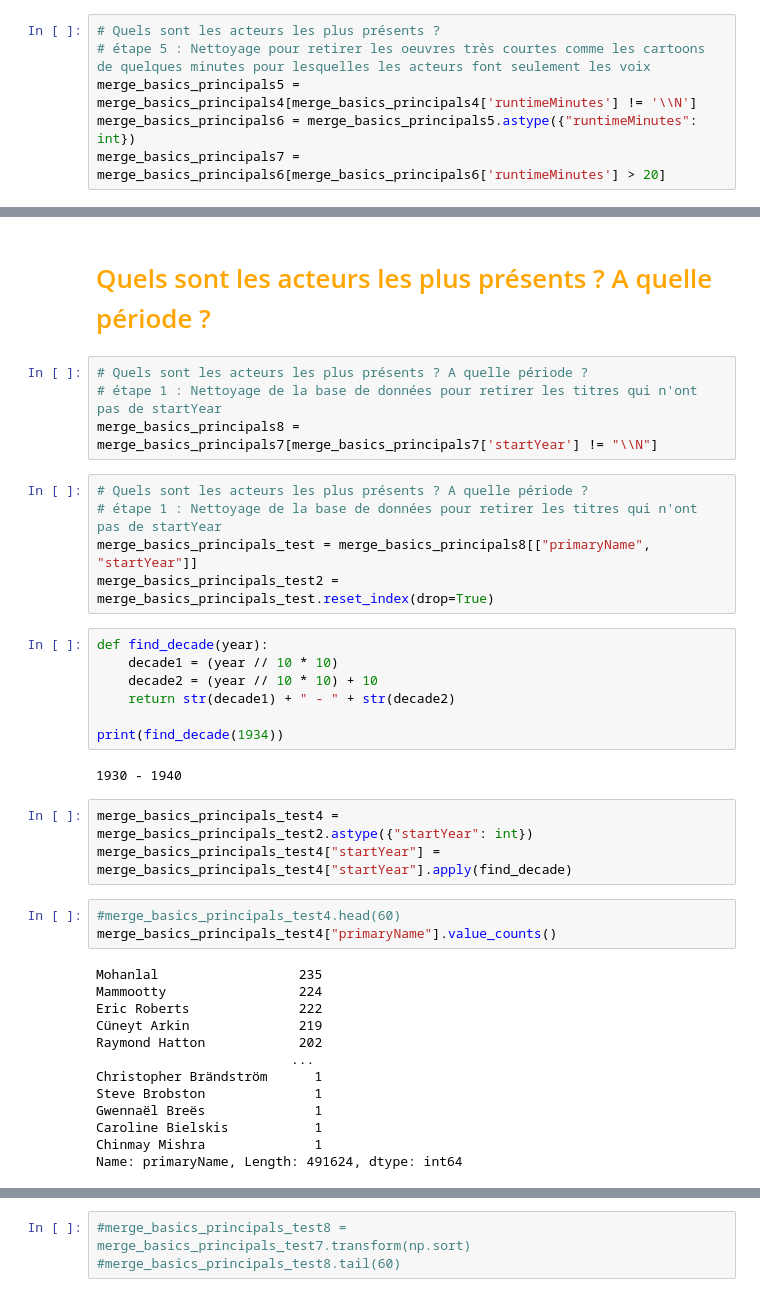
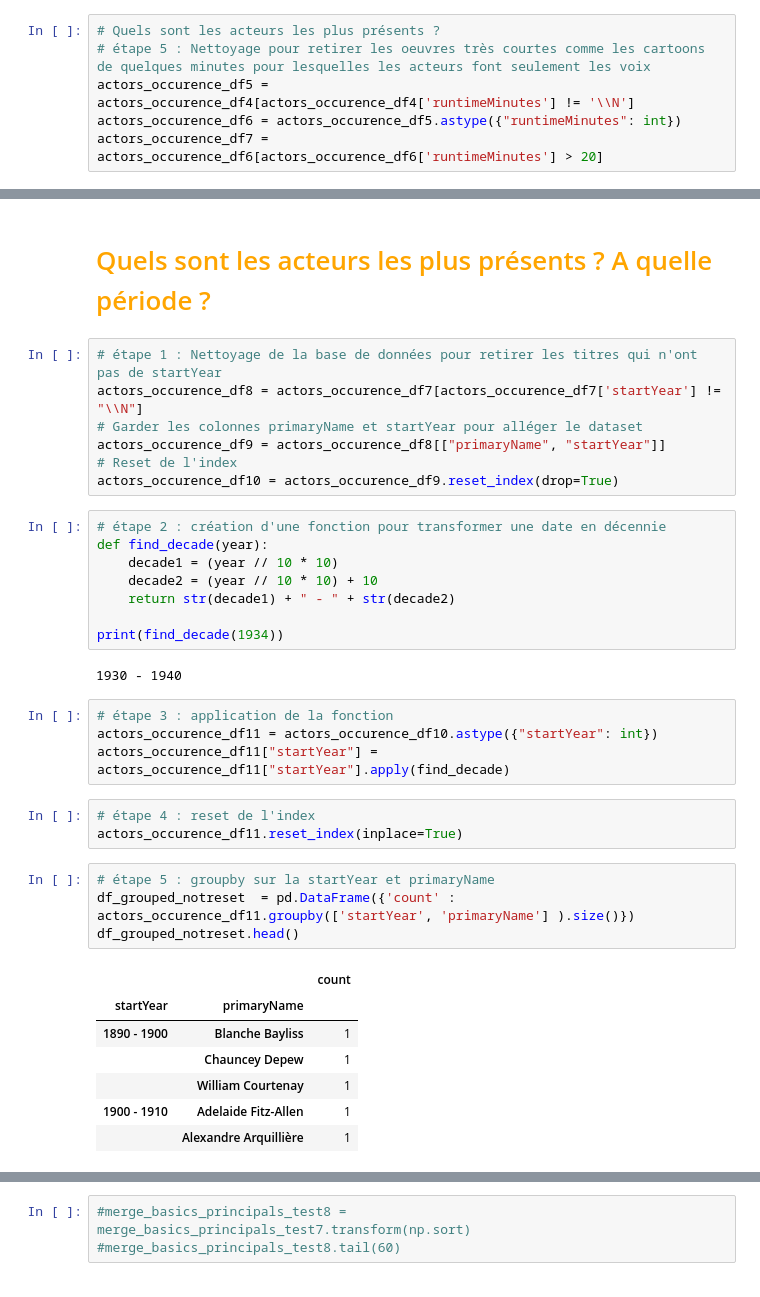
Before and after one commit to BerengerQueune/ABC-Data, a Jupyter notebook: Bérenger/Code.ipynb, the cells around one changed output, grey strips where cells are left out. Saved outputs shown, nothing was run; the diff lists cells and outputs as text.

```diff
--- a/Bérenger/Code.ipynb
+++ b/Bérenger/Code.ipynb
@@ -98,9 +96,9 @@ merge_basics_principals4 = pd.merge(name_df2, merge_basics_principals3, how='inn
 # %%
 # Quels sont les acteurs les plus présents ?
 # étape 5 : Nettoyage pour retirer les oeuvres très courtes comme les cartoons de quelques minutes pour lesquelles les acteurs font seulement les voix
-merge_basics_principals5 = merge_basics_principals4[merge_basics_principals4['runtimeMinutes'] != '\\N']
-merge_basics_principals6 = merge_basics_principals5.astype({"runtimeMinutes": int})
-merge_basics_principals7 = merge_basics_principals6[merge_basics_principals6['runtimeMinutes'] > 20]
+actors_occurence_df5 = actors_occurence_df4[actors_occurence_df4['runtimeMinutes'] != '\\N']
+actors_occurence_df6 = actors_occurence_df5.astype({"runtimeMinutes": int})
+actors_occurence_df7 = actors_occurence_df6[actors_occurence_df6['runtimeMinutes'] > 20]
 # %%
 # Quels sont les acteurs les plus présents ?
 # étape 6 : Value_counts pour trouver les acteurs les plus présents
@@ -118,15 +116,14 @@ fig.update_layout(showlegend=False, title_x=0.5)
 # %% [markdown]
 # <span style="color:orange">Quels sont les acteurs les plus présents ? A quelle période ?</span>
 # %%
-# Quels sont les acteurs les plus présents ? A quelle période ?
 # étape 1 : Nettoyage de la base de données pour retirer les titres qui n'ont pas de startYear
-merge_basics_principals8 = merge_basics_principals7[merge_basics_principals7['startYear'] != "\\N"]
+actors_occurence_df8 = actors_occurence_df7[actors_occurence_df7['startYear'] != "\\N"]
+# Garder les colonnes primaryName et startYear pour alléger le dataset
+actors_occurence_df9 = actors_occurence_df8[["primaryName", "startYear"]]
+# Reset de l'index
+actors_occurence_df10 = actors_occurence_df9.reset_index(drop=True)
-# %%
-# Quels sont les acteurs les plus présents ? A quelle période ?
-# étape 1 : Nettoyage de la base de données pour retirer les titres qui n'ont pas de startYear
-merge_basics_principals_test = merge_basics_principals8[["primaryName", "startYear"]]
-merge_basics_principals_test2 = merge_basics_principals_test.reset_index(drop=True)
 # %%
+# étape 2 : création d'une fonction pour transformer une date en décennie
 def find_decade(year):
     decade1 = (year // 10 * 10)
     decade2 = (year // 10 * 10) + 10
@@ -136,21 +133,21 @@ print(find_decade(1934))
 # %% [output]
 1930 - 1940
 # %%
-merge_basics_principals_test4 = merge_basics_principals_test2.astype({"startYear": int})
-merge_basics_principals_test4["startYear"] = merge_basics_principals_test4["startYear"].apply(find_decade)
+# étape 3 : application de la fonction
+actors_occurence_df11 = actors_occurence_df10.astype({"startYear": int})
+actors_occurence_df11["startYear"] = actors_occurence_df11["startYear"].apply(find_decade)
-# %%
-#merge_basics_principals_test4.head(60)
-merge_basics_principals_test4["primaryName"].value_counts()
-# %% [output]
-Mohanlal                  235
-Mammootty                 224
-Eric Roberts              222
-Cüneyt Arkin              219
-Raymond Hatton            202
-                         ...
-Christopher Brändström      1
-Steve Brobston              1
-Gwennaël Breës              1
-Caroline Bielskis           1
-Chinmay Mishra              1
-Name: primaryName, Length: 491624, dtype: int64
+# %%
+# étape 4 : reset de l'index
+actors_occurence_df11.reset_index(inplace=True)
+# %%
+# étape 5 : groupby sur la startYear et primaryName
+df_grouped_notreset  = pd.DataFrame({'count' : actors_occurence_df11.groupby(['startYear', 'primaryName'] ).size()})
+df_grouped_notreset.head()
+# %% [output]
+|  |  | count |
+| startYear | primaryName |  |
+| 1890 - 1900 | Blanche Bayliss | 1 |
+|  | Chauncey Depew | 1 |
+|  | William Courtenay | 1 |
+| 1900 - 1910 | Adelaide Fitz-Allen | 1 |
+|  | Alexandre Arquillière | 1 |
```
Also changed, not shown: parts of 29 cells of this notebook.
